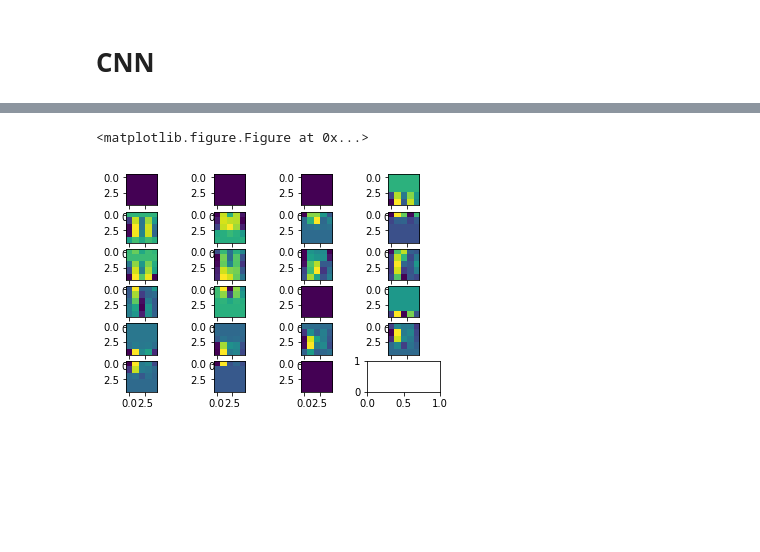
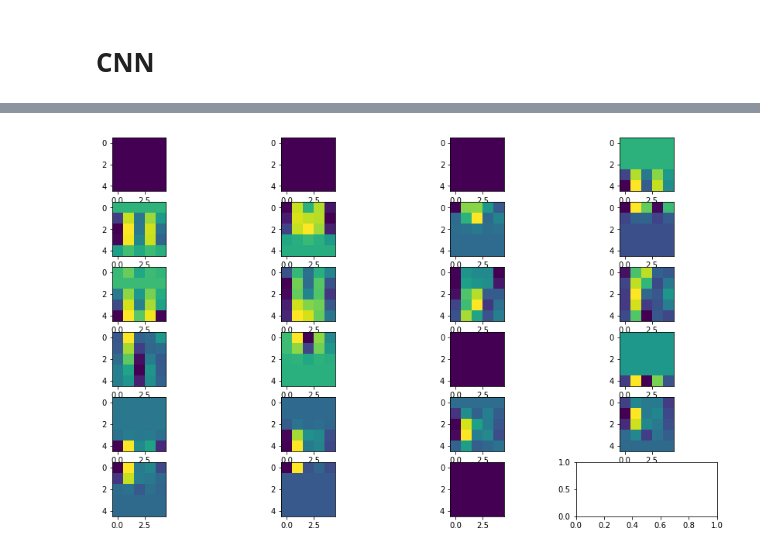
Before and after one commit to shijianjian/Master-Thesis_3D-CNN, a Jupyter notebook: 2d/2d_mnist.ipynb, the cells around one changed output, grey strips where cells are left out. Drawn from its saved outputs; the diff is of its cells as text; code cells hidden in the pictures; blank space fills up the shorter version.

```diff
--- a/2d/2d_mnist.ipynb
+++ b/2d/2d_mnist.ipynb
@@ -329,6 +314,8 @@ with sess.as_default():
     saver = tf.train.Saver()
     count = 0
     sess.run(tf.global_variables_initializer())
+
+    tf.add_to_collection("optimizer", train_step)
     for i in range(epochs):
         print("Epoch", i+1)
         for x in range(int(mnist.train.num_examples/batch_size)+1):
@@ -386,0 +398,37 @@ get_all_var_names()
+# %%
+new_graph = tf.Graph()
+with tf.Session(graph=new_graph) as sess:
+    import os
+    model_fqn = os.path.join(os.getcwd(), 'model', 'model-cnn')
+    saver = tf.train.import_meta_graph(model_fqn + ".meta")
+    saver.restore(sess, model_fqn)
+
+    graph = tf.get_default_graph()
+
+    input_image_placeholder = graph.get_tensor_by_name('input/ii:0')
+    input_label_placeholder = graph.get_tensor_by_name('input/il:0')
+    keep_prob_placeholder = graph.get_tensor_by_name('input/keep_prob:0')
+
+    adam_optimizer = tf.get_collection("optimizer")[0]
+
+    print(adam_optimizer)
+
+    feed_dict={input_image_placeholder: mnist.test.images[:], input_label_placeholder: mnist.test.labels[:], keep_prob_placeholder: 1.0}
+    _acc = graph.get_tensor_by_name('acc:0')
+
+    epochs = 1
+    batch_size = 128
+    dil = 100
+
+    for i in range(epochs):
+        print("Epoch", i+1)
+        for x in range(int(mnist.train.num_examples/batch_size)+1):
+            batch = mnist.train.next_batch(batch_size)
+            _ = sess.run(adam_optimizer, feed_dict={input_image_placeholder: batch[0], input_label_placeholder: batch[1], keep_prob_placeholder: 0.5})
+            if x % dil == 0:
+                print("\tTraining batch " + str(x+1), end='')
+                ac = sess.run(_acc, feed_dict={input_image_placeholder: mnist.test.images, input_label_placeholder: mnist.test.labels, keep_prob_placeholder: 1.0})
+                print(" Accuracy: " + str(ac))
+
+    ac = sess.run(_acc, feed_dict=feed_dict)
+    print(ac)
@@ -390,39 +469,36 @@ with tf.Session(graph=new_graph) as sess:
     import os
     model_fqn = os.path.join(os.getcwd(), 'model', 'model-cnn')
     saver = tf.train.import_meta_graph(model_fqn + ".meta")
     saver.restore(sess, model_fqn)
 
     # Get default graph (supply your custom graph if you have one)
     graph = tf.get_default_graph()
 
     gvars = graph.get_collection(tf.GraphKeys.GLOBAL_VARIABLES)
 #     print(gvars)
     # Print out all the varables from current graph
 #     print([n.name for n in tf.get_default_graph().as_graph_def().node])
 
     # It will give tensor object by `scope/name:num`
     W1 = graph.get_tensor_by_name('layer_1/w:0')[:,:,:,:1]
     b1 = graph.get_tensor_by_name('layer_1/b:0')
     W1_value, b1_value = sess.run([W1, b1])
 
-    fig = plt.figure(figsize=(15,9))
-
-    f, axarr = plt.subplots(6,4)
+    f, axarr = plt.subplots(6,4,figsize=(15,9))
 
     for i in range(23): # (28-5)/1 + 1
         img = mnist.test.images[1].reshape(28, 28)[i:i+5, i:i+5]
         filter_1 = W1_value[:,:,:,:1].reshape(5,5) # using the first filter from conv_1
         import numpy as np
-        im = np.matmul(img, filter_1)
+        im = np.matmul(img, filter_1) + b1_value[1] # all using the first filter so using the corresponding bias
 
         x = int(i/4)
         y = i - x*4
         axarr[x, y].imshow(im)
 
     plt.show()
 # %% [output]
-<matplotlib.figure.Figure at 0x...>
-[figure, old version]
+[figure, new version]
 # %%
 import numpy as np
 
```
Also changed, not shown: parts of 13 cells of this notebook.
